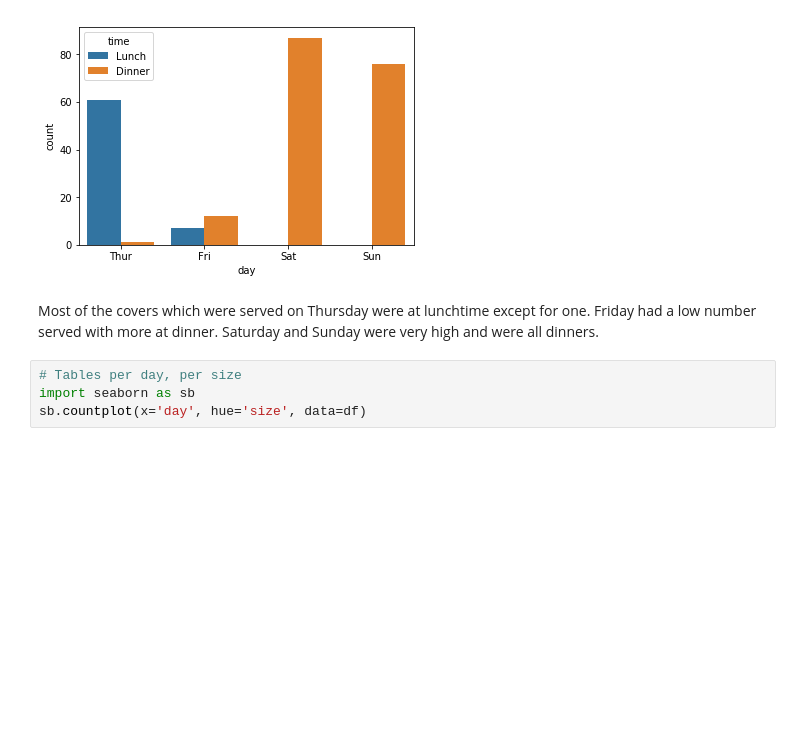
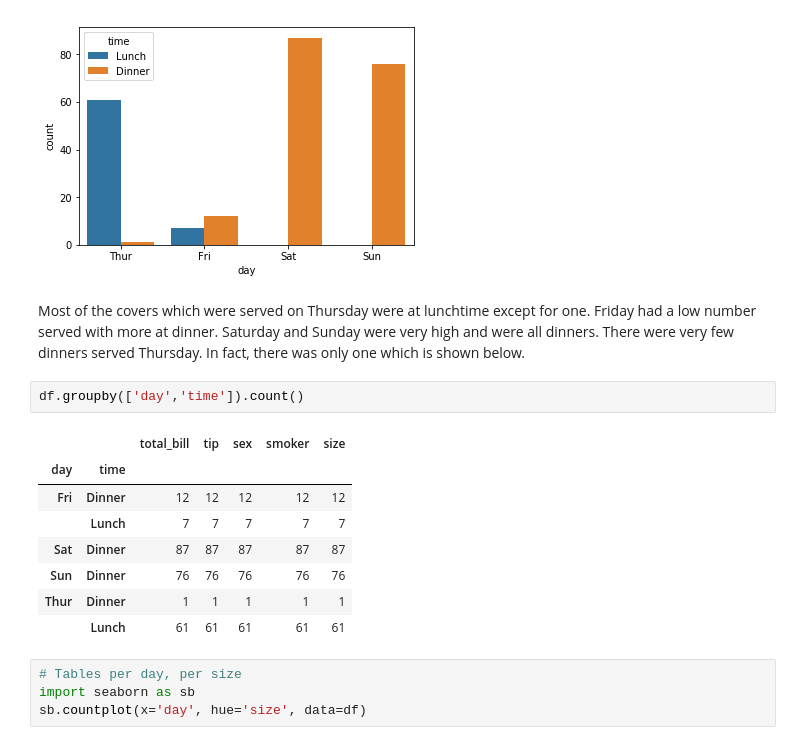
Before and after one commit to bexiturley/Fundamentals-of-Data-Analysis-Assessment-2019, a Jupyter notebook: reorderTips.ipynb, the cells around one changed output. Drawn from its saved outputs; the diff is of its cells as text; blank space fills up the shorter version.

```diff
--- a/reorderTips.ipynb
+++ b/reorderTips.ipynb
@@ -987,7 +993,18 @@ sns.countplot('day', hue="time", data=tips)
 <matplotlib.axes._subplots.AxesSubplot at 0x...>
 [figure]
 # %% [markdown]
-Most of the covers which were served on Thursday were at lunchtime except for one.  Friday had a low number served with more at dinner.  Saturday and Sunday were very high and were all dinners.
+Most of the covers which were served on Thursday were at lunchtime except for one.  Friday had a low number served with more at dinner.  Saturday and Sunday were very high and were all dinners.  There were very few dinners served Thursday.  In fact, there was only one which is shown below.
+# %%
+df.groupby(['day','time']).count()
+# %% [output]
+|  |  | total_bill | tip | sex | smoker | size |
+| day | time |  |  |  |  |  |
+| Fri | Dinner | 12 | 12 | 12 | 12 | 12 |
+|  | Lunch | 7 | 7 | 7 | 7 | 7 |
+| Sat | Dinner | 87 | 87 | 87 | 87 | 87 |
+| Sun | Dinner | 76 | 76 | 76 | 76 | 76 |
+| Thur | Dinner | 1 | 1 | 1 | 1 | 1 |
+|  | Lunch | 61 | 61 | 61 | 61 | 61 |
 # %%
 # Tables per day, per size
 import seaborn as sb
```
Also changed, not shown: parts of 23 cells of this notebook, 1 other file.
